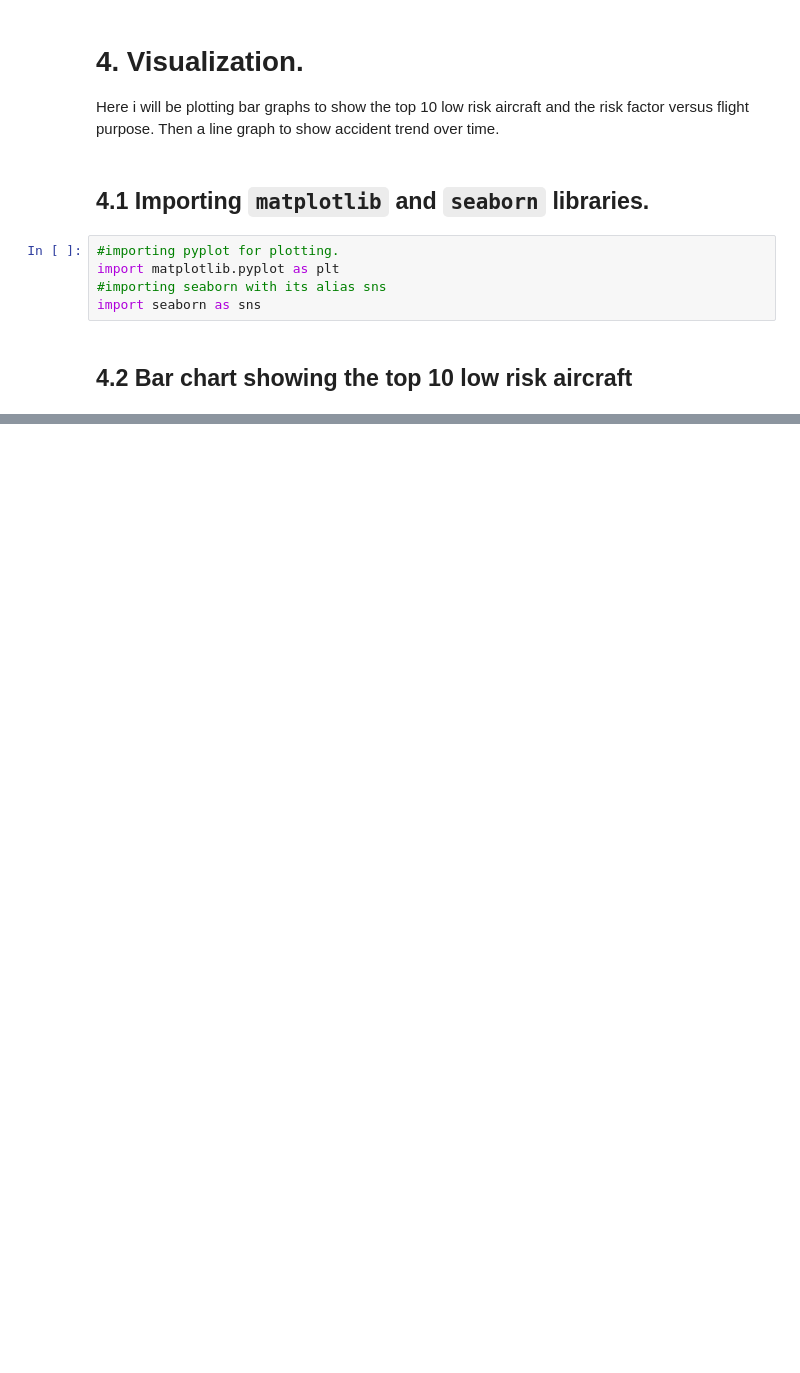
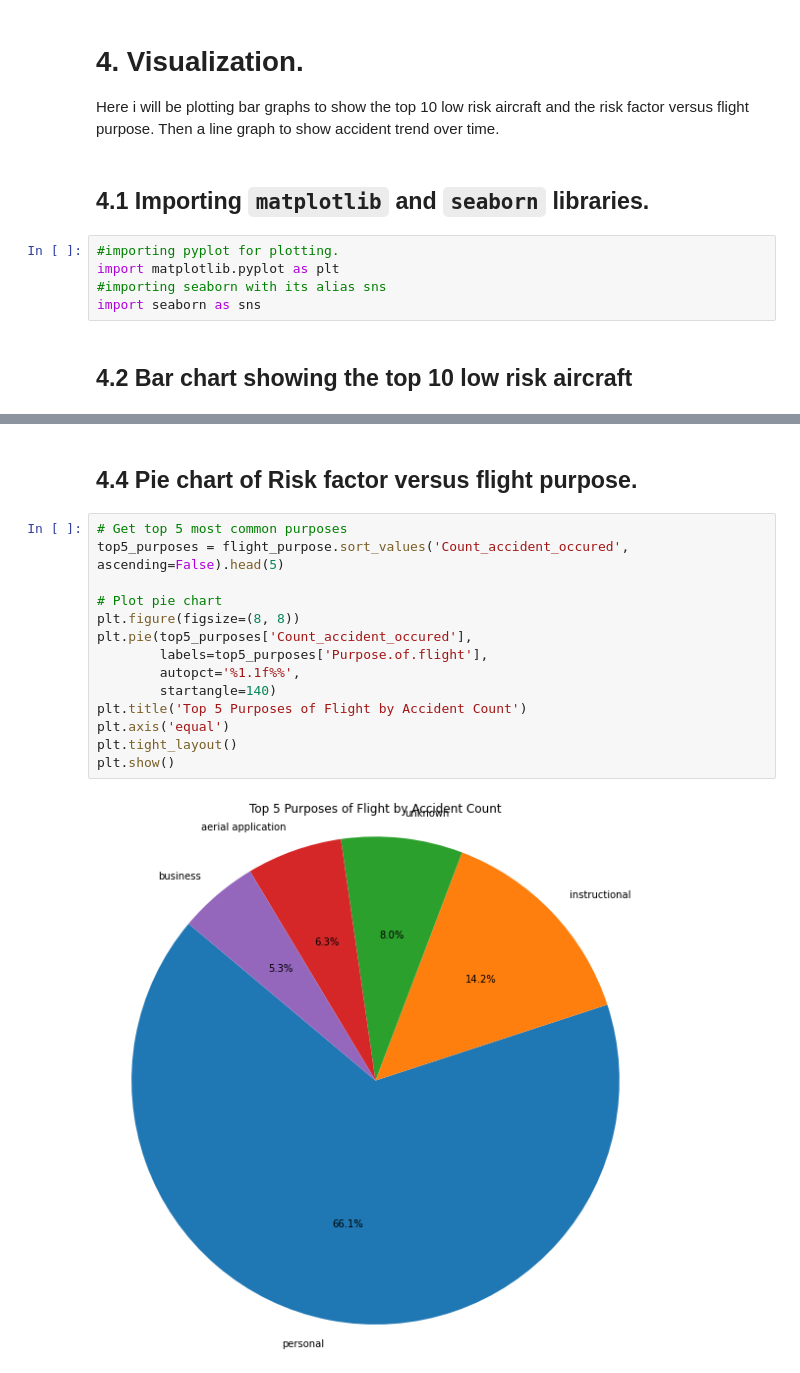
Before and after one commit to S-909/aviation-risk-analysis, a Jupyter notebook: student.ipynb, the cells around one changed output, grey strips where cells are left out. Saved outputs shown, nothing was run; the diff lists cells and outputs as text; blank space fills up the shorter version.

```diff
--- a/student.ipynb
+++ b/student.ipynb
@@ -278,0 +318,18 @@ import seaborn as sns
+# %% [markdown]
+## 4.4  Pie chart of Risk factor versus flight purpose.
+# %%
+# Get top 5 most common purposes
+top5_purposes = flight_purpose.sort_values('Count_accident_occured', ascending=False).head(5)
+
+# Plot pie chart
+plt.figure(figsize=(8, 8))
+plt.pie(top5_purposes['Count_accident_occured'],
+        labels=top5_purposes['Purpose.of.flight'],
+        autopct='%1.1f%%',
+        startangle=140)
+plt.title('Top 5 Purposes of Flight by Accident Count')
+plt.axis('equal')
+plt.tight_layout()
+plt.show()
+# %% [output]
+[figure, added]
```
Also changed, not shown: parts of 10 cells of this notebook, 2 other files.
